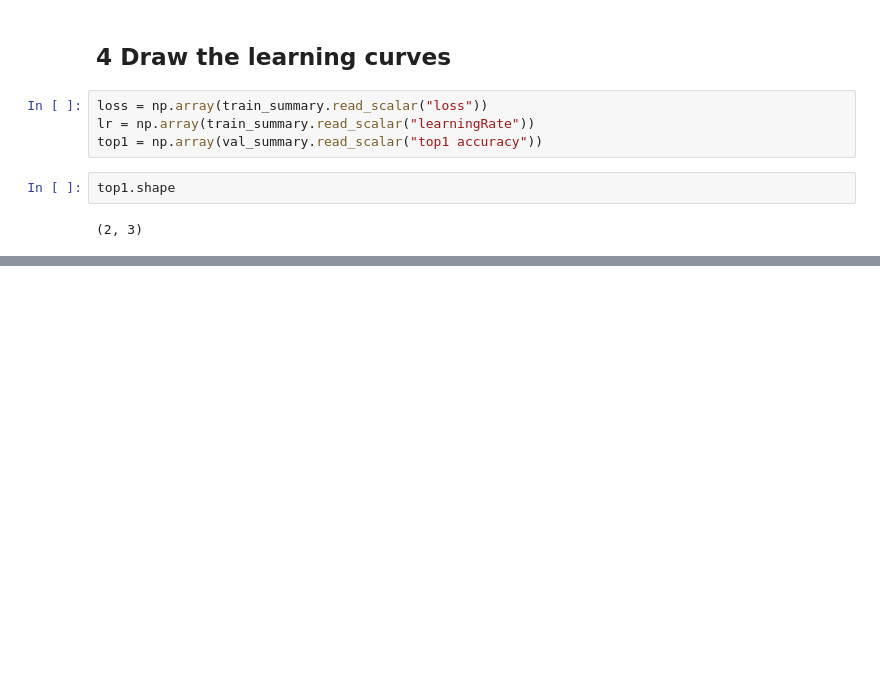
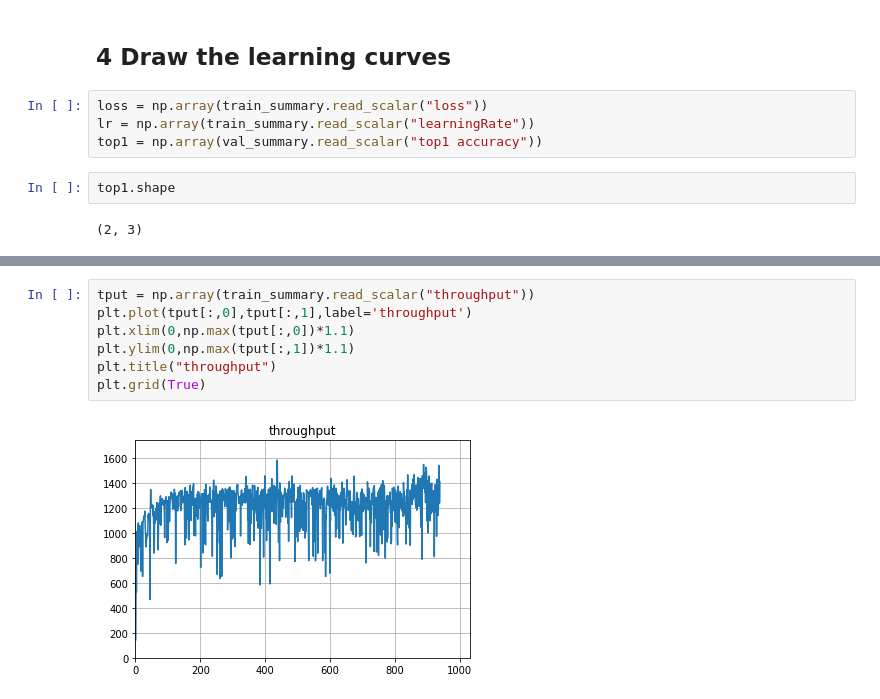
Before and after one commit to shane-huang/BigDL, a Jupyter notebook: notebook/lenet5.ipynb, the cells around one changed output, grey strips where cells are left out. Cells and saved outputs as stored; diff of their text form; blank space fills up the shorter version.

```diff
--- a/notebook/lenet5.ipynb
+++ b/notebook/lenet5.ipynb
@@ -287,0 +294,9 @@ plt.grid(True)
+# %%
+tput = np.array(train_summary.read_scalar("throughput"))
+plt.plot(tput[:,0],tput[:,1],label='throughput')
+plt.xlim(0,np.max(tput[:,0])*1.1)
+plt.ylim(0,np.max(tput[:,1])*1.1)
+plt.title("throughput")
+plt.grid(True)
+# %% [output]
+[figure, added]
```
Also changed, not shown: parts of 8 cells of this notebook, 1 other file.
